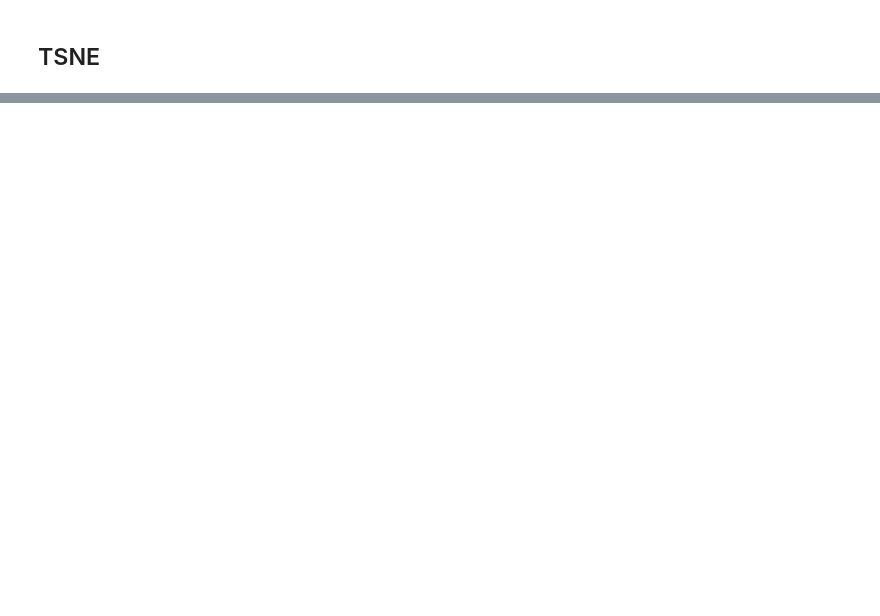
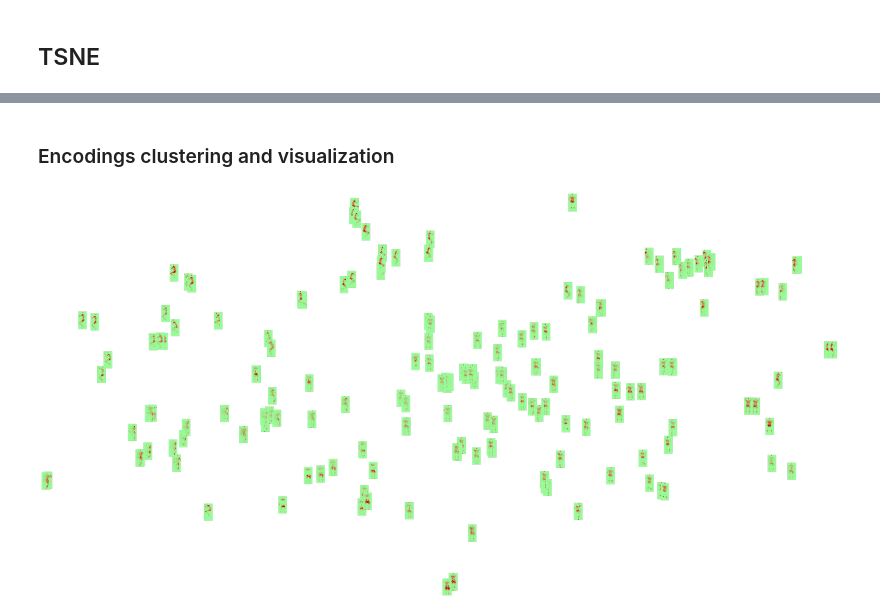
Before and after one commit to orxan77/sleep-posture-monitoring, a Jupyter notebook: notebooks/p2_image_classification.ipynb, the cells around one changed output, grey strips where cells are left out. Cells and saved outputs as stored; diff of their text form; code cells hidden in the pictures; blank space fills up the shorter version.

```diff
--- a/notebooks/p2_image_classification.ipynb
+++ b/notebooks/p2_image_classification.ipynb
@@ -357,8 +426,0 @@ visualize_space(img_mat, vis_imgs, "tSNE-PCA-sleep-posture.png")
-# %%
-encod_model = Sequential(model.layers[:-2])
-
-encodings = []
-for image_batch, _ in val_ds:
-    encodings.append(encod_model.predict(image_batch))
-encodings = np.concatenate(
-    [item for idx, item in enumerate(encodings)], axis=0).astype('double')
@@ -489,0 +433,6 @@ plt.show()
+# %% [markdown]
+### Encodings clustering and visualization
+# %%
+tsne_encodings_reduced = fit_and_viz_tsne(encodings, vis_imgs, "../figures/tSNE-encodings-sleep-posture.png", 100)
+# %% [output]
+[figure, added]
```
Also changed, not shown: parts of 22 cells of this notebook.
